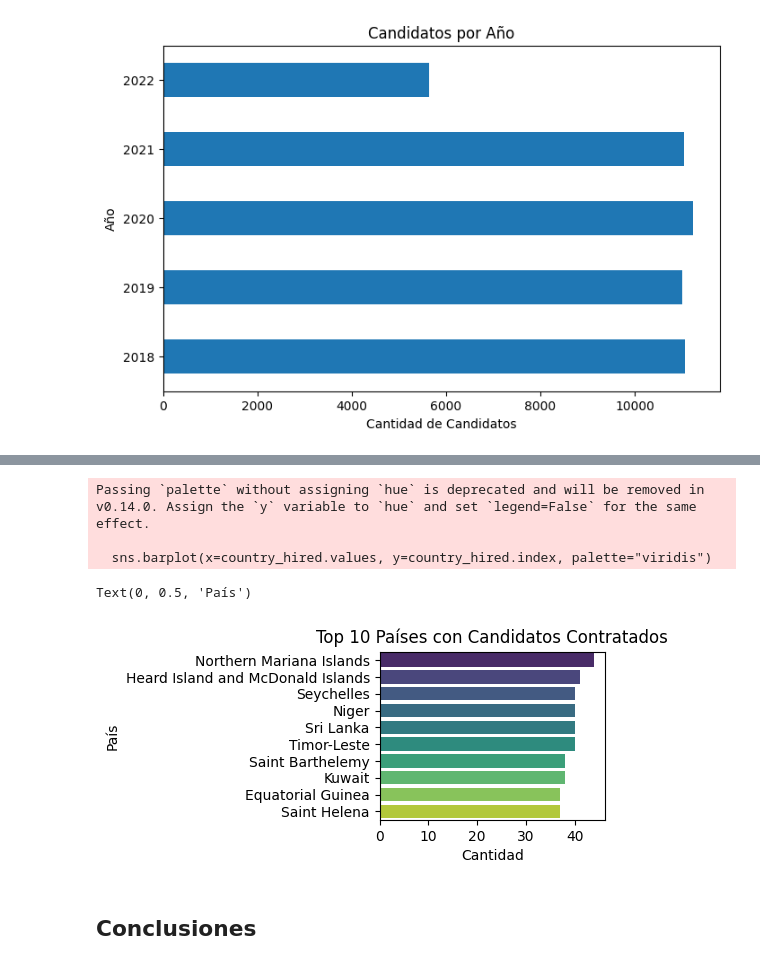
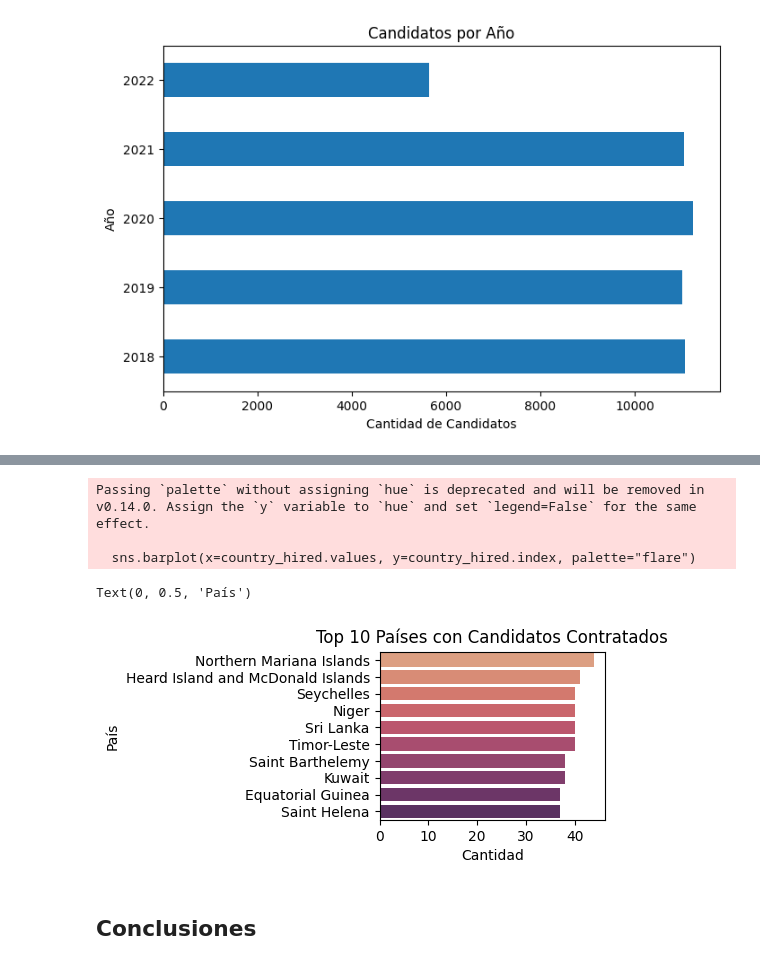
Before and after one commit to Juanjoslo2/WorkShop-1, a Jupyter notebook: notebooks/002_Candidates_EDA.ipynb, the cells around one changed output, grey strips where cells are left out. Drawn from its saved outputs; the diff is of its cells as text; code cells hidden in the pictures.

```diff
--- a/notebooks/002_Candidates_EDA.ipynb
+++ b/notebooks/002_Candidates_EDA.ipynb
@@ -299,18 +299,18 @@ Text(0, 0.5, 'Cantidad')
 # %%
 plt.subplot(2, 2, 2)
 # Filtramos solo los contratados
 df_hired = df[df['hired'] == True]
 country_hired = df_hired['country'].value_counts().head(10)
-sns.barplot(x=country_hired.values, y=country_hired.index, palette="viridis")
+sns.barplot(x=country_hired.values, y=country_hired.index, palette="flare")
 plt.title('Top 10 Países con Candidatos Contratados')
 plt.xlabel('Cantidad')
 plt.ylabel('País')
 # %% [output]
 Passing `palette` without assigning `hue` is deprecated and will be removed in v0.14.0. Assign the `y` variable to `hue` and set `legend=False` for the same effect.
 
-  sns.barplot(x=country_hired.values, y=country_hired.index, palette="viridis")
+  sns.barplot(x=country_hired.values, y=country_hired.index, palette="flare")
 Text(0, 0.5, 'País')
-[figure, old version]
+[figure, new version]
 # %% [markdown]
 ## Conclusiones
 # %% [markdown]
```
Also changed, not shown: parts of 1 cell of this notebook.
